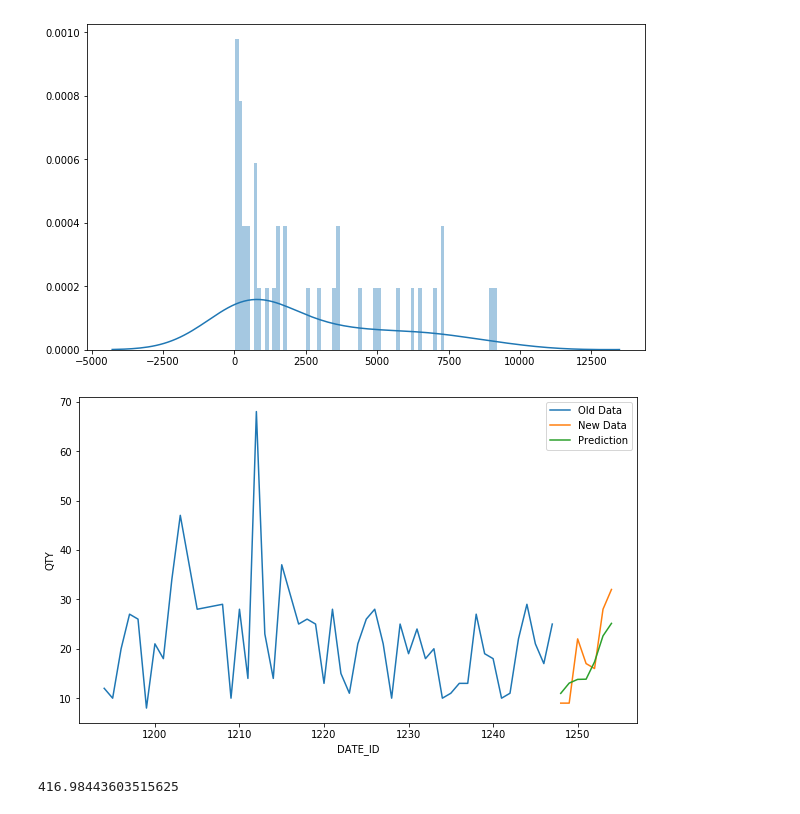
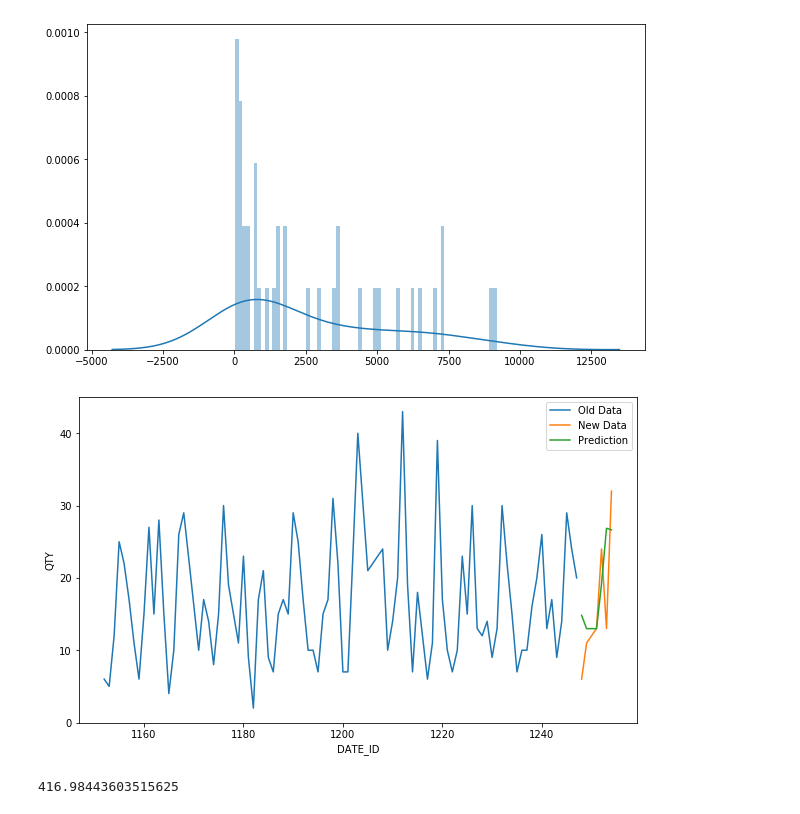
Before and after one commit to sekR4/pred_sale_01, a Jupyter notebook: notebooks/all_stores_and _tems_v2.ipynb, the cells around one changed output. Drawn from its saved outputs; the diff is of its cells as text; code cells hidden in the pictures.

```diff
--- a/all stores and items v2.ipynb
+++ b/notebooks/all_stores_and _tems_v2.ipynb
@@ -199,20 +199,20 @@ plt.show()
 # %% [output]
 [figure]
 # %%
-lookback_days = 50
+lookback_days = 90
 plt.figure(figsize=(10,6))
 startfrom = 1000
 
-store_item_combo='df_store_15_item_2'
+store_item_combo='df_store_17_item_12'
 olddata = trainings[store_item_combo+'_old_data']
 newdata = validations[store_item_combo+'_new_data']
 
 sns.lineplot(olddata[olddata.DATE_ID>startfrom].DATE_ID[-lookback_days:],olddata.QTY[-lookback_days:], label = "Old Data")
 sns.lineplot(newdata.DATE_ID,newdata.QTY, label = "New Data")
 sns.lineplot(newdata.DATE_ID,np.exp(results[store_item_combo][0].predict(newdata[features])), label = "Prediction")
 plt.show()
 # %% [output]
-[figure, old version]
+[figure, new version]
 # %%
 elapsed_time = time.time() - start_time
 elapsed_time
```
Also changed, not shown: 2 other files.
